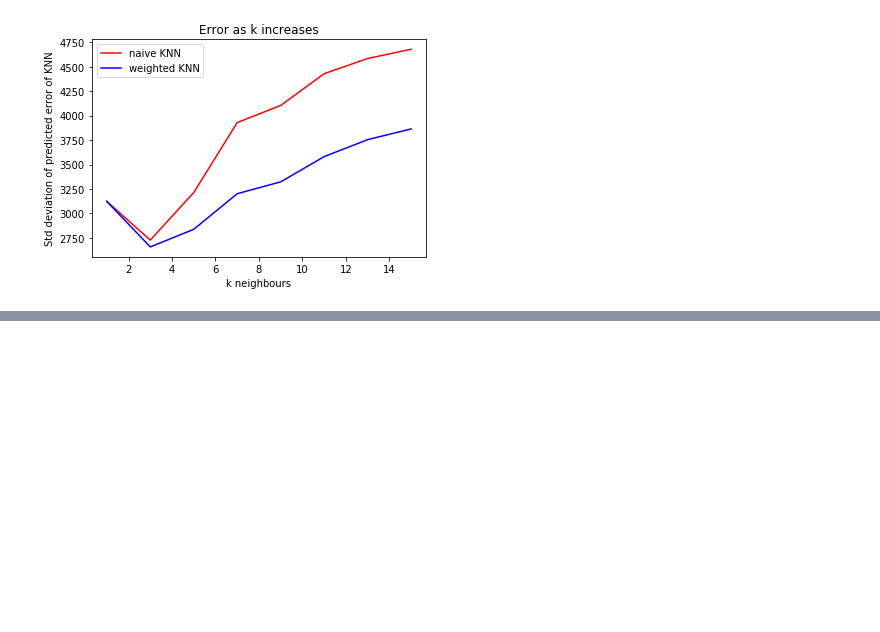
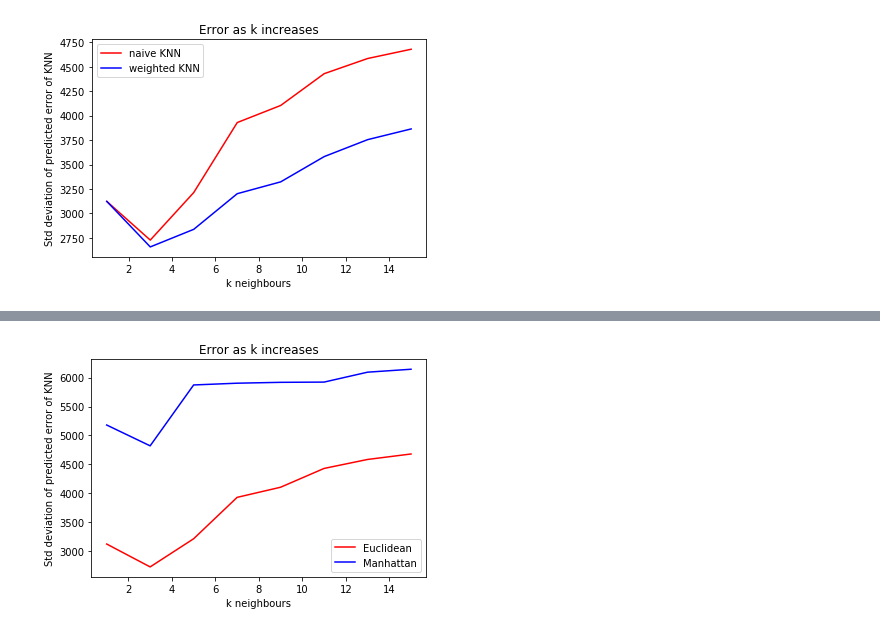
Before and after one commit to yinyuWu/COMP9417-Project, a Jupyter notebook: notebook.ipynb, the cells around one changed output, grey strips where cells are left out. Drawn from its saved outputs; the diff is of its cells as text; code cells hidden in the pictures; blank space fills up the shorter version.

Commit message:
compare euclidean distance and manhattan distance

```diff
--- a/notebook.ipynb
+++ b/notebook.ipynb
@@ -839,0 +901,11 @@ plt.show()
+# %%
+plt.plot(n_neighbours, eu_err, 'r-', label = "Euclidean")
+plt.plot(n_neighbours, mh_err, 'b-', label = "Manhattan")
+plt.xlabel('k neighbours')
+plt.ylabel('Std deviation of predicted error of KNN')
+plt.title('Error as k increases')
+#plt.xticks(n_neighbours)
+plt.legend()
+plt.show()
+# %% [output]
+[figure, added]
```
Also changed, not shown: parts of 2 cells of this notebook.
